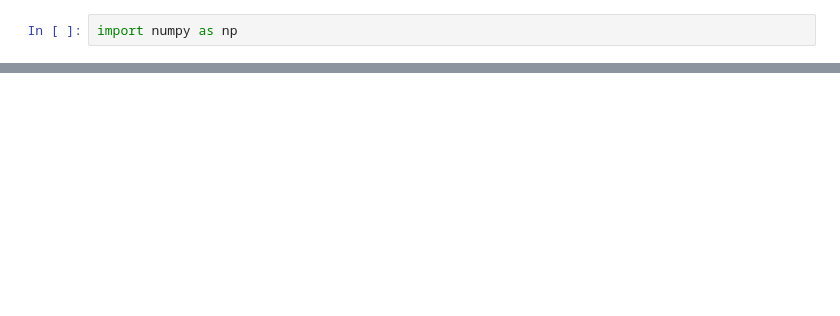
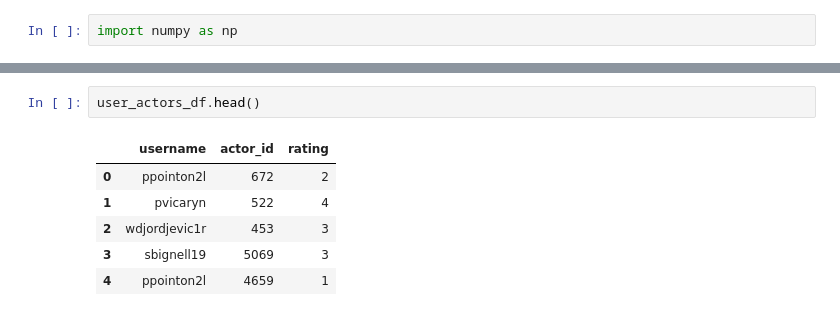
Before and after one commit to python-data-science-2026/Movie-Recommendation-System, a Jupyter notebook: notebooks/Movies_Processing.ipynb, the cells around one changed output, grey strips where cells are left out. Drawn from its saved outputs; the diff is of its cells as text; blank space fills up the shorter version.

```diff
--- a/notebooks/Movies_Processing.ipynb
+++ b/notebooks/Movies_Processing.ipynb
@@ -421,0 +438,9 @@ array([-2.10169025, -1.57050692, -1.28803641, -0.41478431,  0.06330028,
+# %%
+user_actors_df.head()
+# %% [output]
+|  | username | actor_id | rating |
+| 0 | ppointon2l | 672 | 2 |
+| 1 | pvicaryn | 522 | 4 |
+| 2 | wdjordjevic1r | 453 | 3 |
+| 3 | sbignell19 | 5069 | 3 |
+| 4 | ppointon2l | 4659 | 1 |
```
Also changed, not shown: parts of 22 cells of this notebook, 5 other files.
